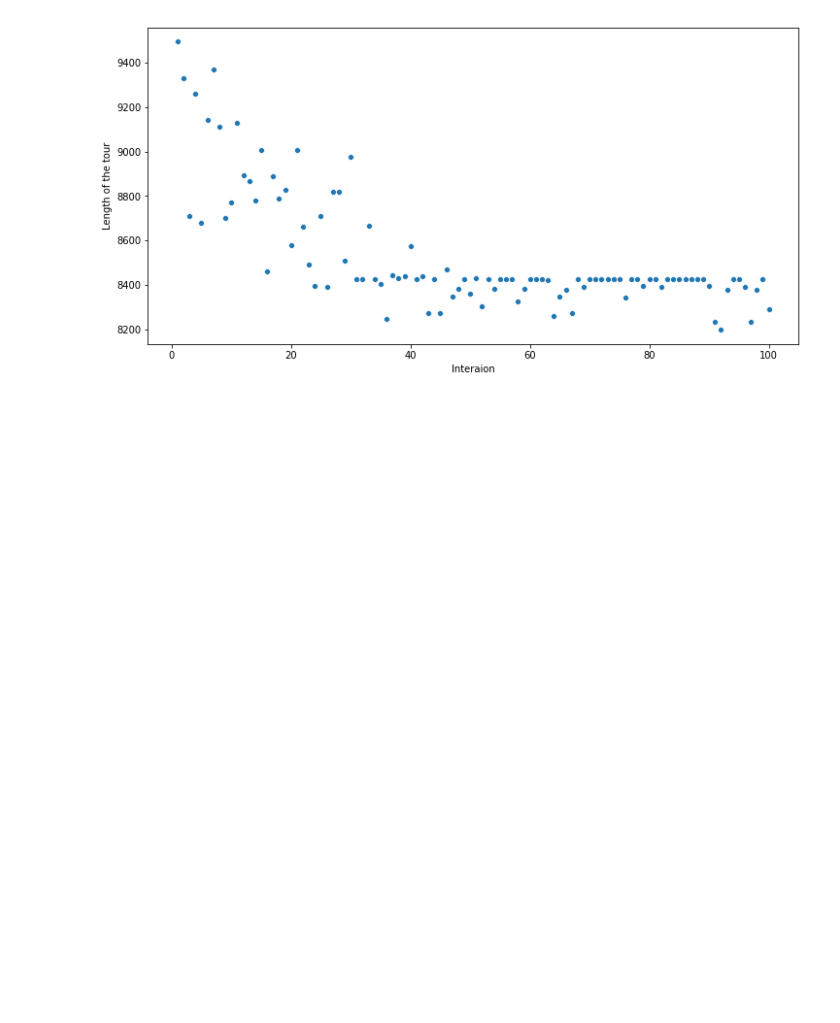
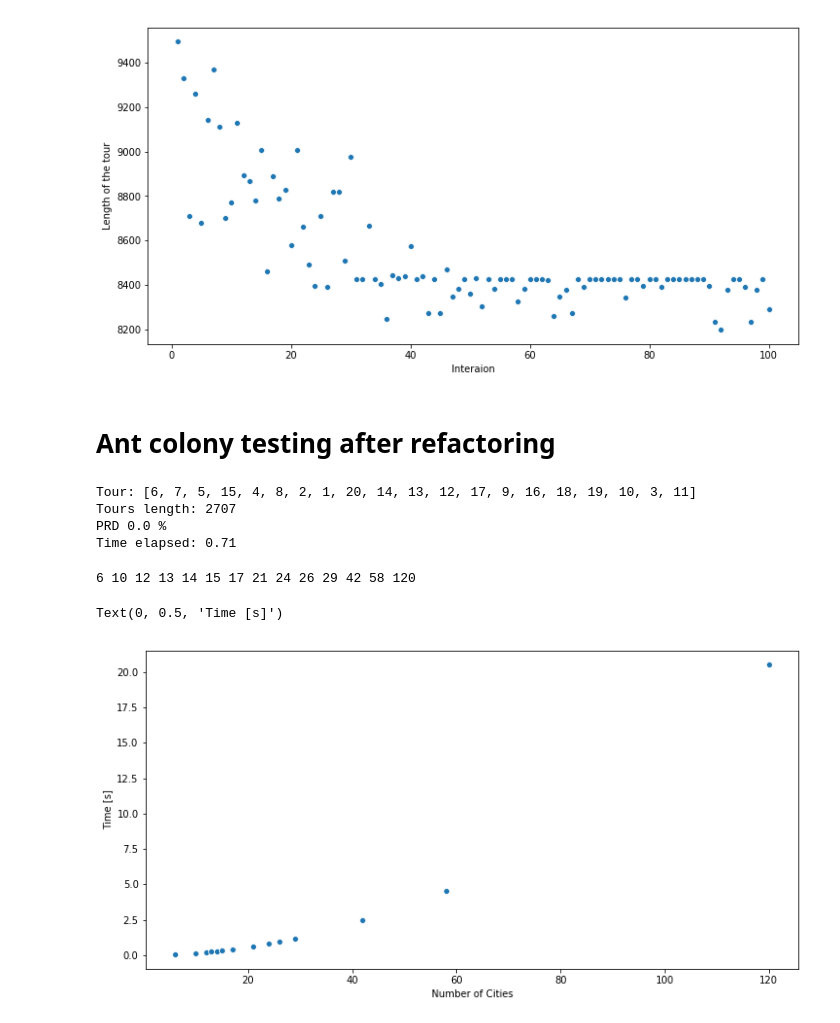
Before and after one commit to MikitaChabatarovich/pea, a Jupyter notebook: ant_colony_test.ipynb, the cells around one changed output. Drawn from its saved outputs; the diff is of its cells as text; code cells hidden in the pictures; blank space fills up the shorter version.

```diff
--- a/ant_colony_test.ipynb
+++ b/ant_colony_test.ipynb
@@ -32,7 +32,7 @@ def run_test(**kwargs):
         avg_prd_list = []
         avg_time_list = []
         for i in range(30):
-            ant_colony = AntColonySystem(costs_matrix=utils.read_matrix(f'test/{cities}_test.txt'),**kwargs)
+            ant_colony = ACS.AntColonySystem(costs_matrix=utils.read_matrix(f'test/{cities}_test.txt'),**kwargs)
             start = time.time()
             tour, length = ant_colony.find_tour()
             end = time.time()
@@ -249,3 +249,5 @@ plt.ylabel('Length of the tour')
 # %% [output]
 Text(0, 0.5, 'Length of the tour')
 [figure]
+# %% [markdown]
+# Ant colony testing after refactoring
@@ -251,0 +263,28 @@ Text(0, 0.5, 'Length of the tour')
+# %%
+n = 21
+m = utils.read_matrix(f'test/{n}_test.txt')
+ant_colony = ACS.AntColonySystem(m)
+start = time.time()
+tour, length = ant_colony.find_tour()
+end = time.time()
+print("Tour:", tour)
+print("Tours length:", length)
+print("PRD", utils.prd(length, utils.best_dict[int(n)]), '%')
+print("Time elapsed:", round(end - start, 2))
+# %% [output]
+Tour: [6, 7, 5, 15, 4, 8, 2, 1, 20, 14, 13, 12, 17, 9, 16, 18, 19, 10, 3, 11]
+Tours length: 2707
+PRD 0.0 %
+Time elapsed: 0.71
+# %%
+prd_list, time_list = run_test()
+# %% [output]
+6 10 12 13 14 15 17 21 24 26 29 42 58 120
+# %%
+plt.figure(figsize=(12,6))
+sns.scatterplot(x = list(utils.best_dict.keys()), y = time_list)
+plt.xlabel("Number of Cities")
+plt.ylabel("Time [s]")
+# %% [output]
+Text(0, 0.5, 'Time [s]')
+[figure, added]
```
Also changed, not shown: parts of 4 cells of this notebook, 5 other files.
